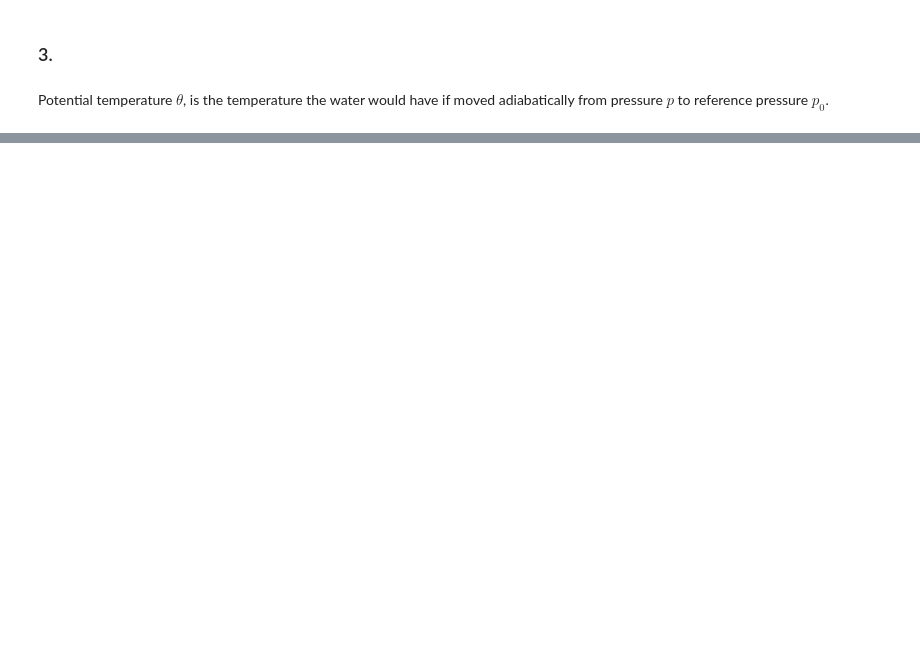
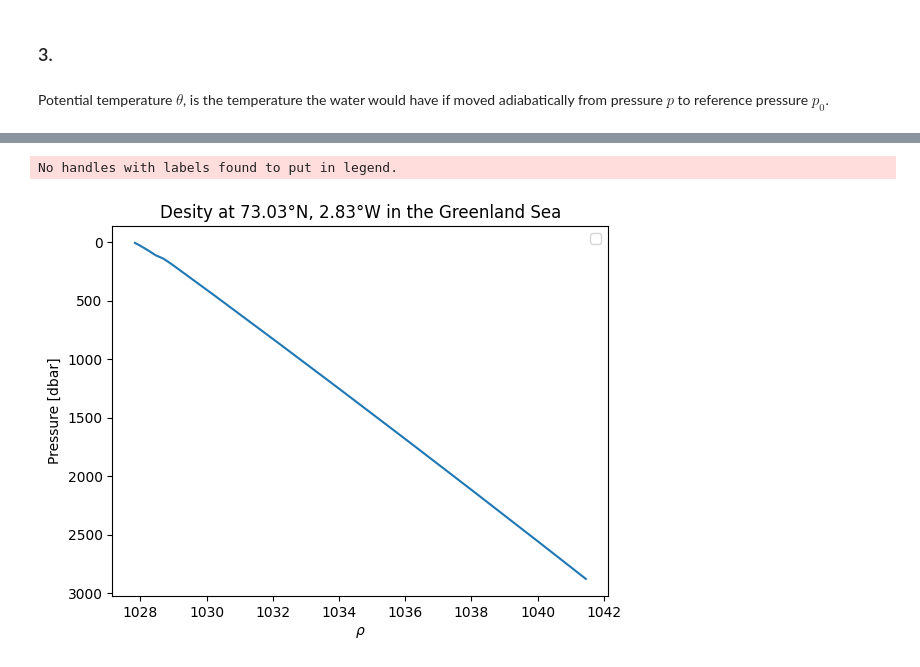
Before and after one commit to Alessimc/GEO2320, a Jupyter notebook: problemset1/problemset1.ipynb, the cells around one changed output, grey strips where cells are left out. Drawn from its saved outputs; the diff is of its cells as text; code cells hidden in the pictures; blank space fills up the shorter version.

```diff
--- a/problemset1/problemset1.ipynb
+++ b/problemset1/problemset1.ipynb
@@ -117,0 +136,12 @@ sigma_theta = gsw.density.sigma0(SA, CT)
+# %%
+# Plotting density and potential density "theta" vs. pressure
+plt.plot(rho, df["P"])#, label = r"$\rho$")
+plt.title("Desity at 73.03\u00b0N, 2.83\u00b0W in the Greenland Sea")
+plt.xlabel(r"$\rho$")
+plt.ylabel("Pressure [dbar]")
+plt.gca().invert_yaxis()
+# plt.legend()
+plt.show()
+# %% [output]
+No handles with labels found to put in legend.
+[figure, added]
```
Also changed, not shown: parts of 8 cells of this notebook.
